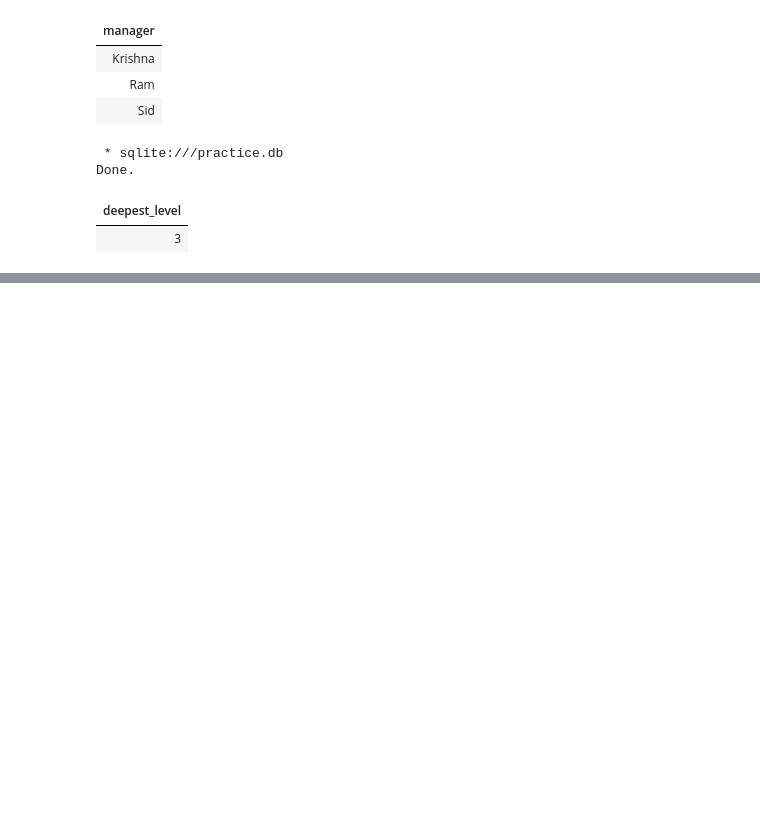
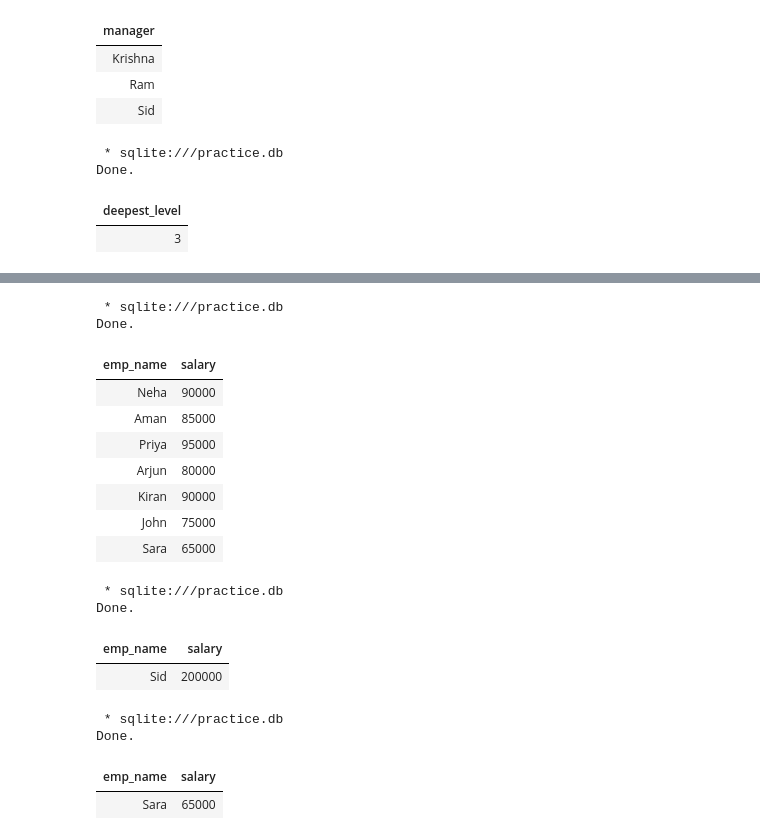
Before and after one commit to sidgun8/Personal-Hardwork, a Jupyter notebook: sqlpractise.ipynb, the cells around one changed output, grey strips where cells are left out. Saved outputs shown, nothing was run; the diff lists cells and outputs as text; code cells hidden in the pictures; blank space fills up the shorter version.

```diff
--- a/sqlpractise.ipynb
+++ b/sqlpractise.ipynb
@@ -2520,0 +2608,40 @@ Done.
+# %%
+%%sql
+
+select emp_name, salary
+from employees
+where salary < (select avg(salary) as avg_salary
+from employees)
+# %% [output]
+ * sqlite:///practice.db
+Done.
+| emp_name | salary |
+| Neha | 90000 |
+| Aman | 85000 |
+| Priya | 95000 |
+| Arjun | 80000 |
+| Kiran | 90000 |
+| John | 75000 |
+| Sara | 65000 |
+# %%
+%%sql
+
+select emp_name, salary
+from employees
+where salary = (select max(salary) from employees)
+# %% [output]
+ * sqlite:///practice.db
+Done.
+| emp_name | salary |
+| Sid | 200000 |
+# %%
+%%sql
+
+select emp_name, salary
+from employees
+where salary = (select min(salary) from employees)
+# %% [output]
+ * sqlite:///practice.db
+Done.
+| emp_name | salary |
+| Sara | 65000 |
```
Also changed, not shown: parts of 16 cells of this notebook, 5 other files.
